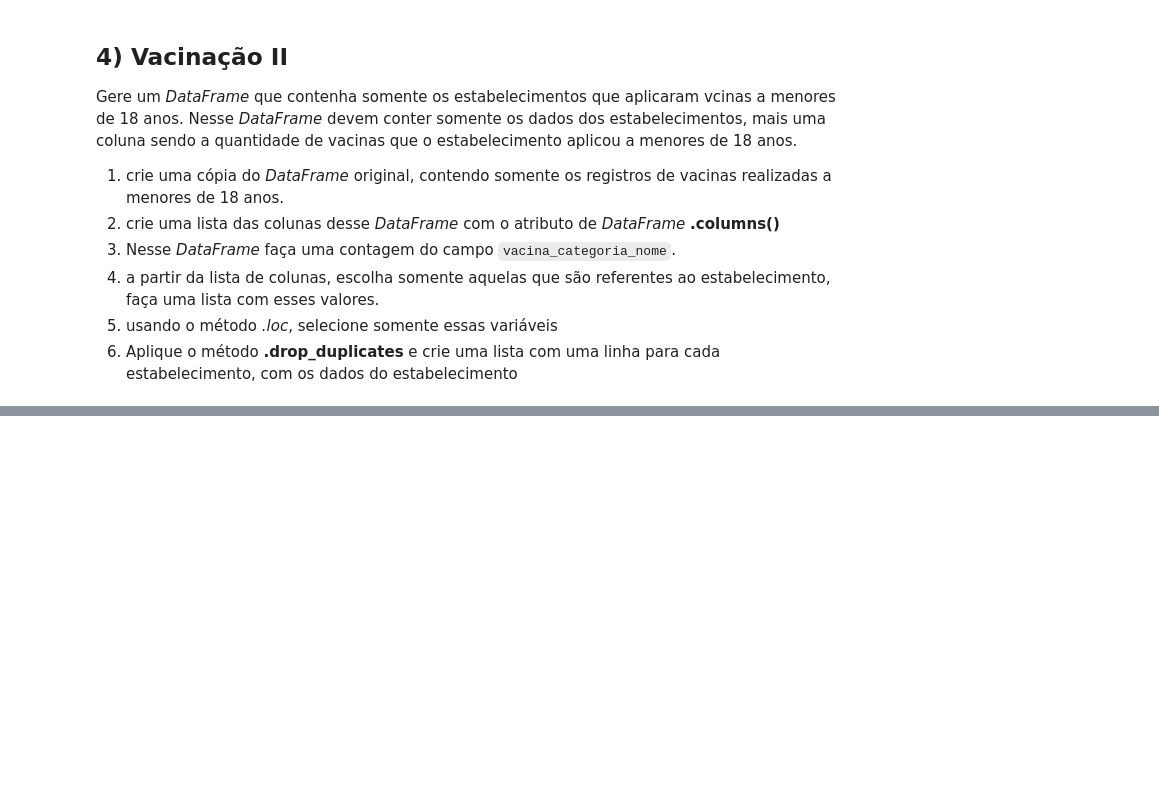
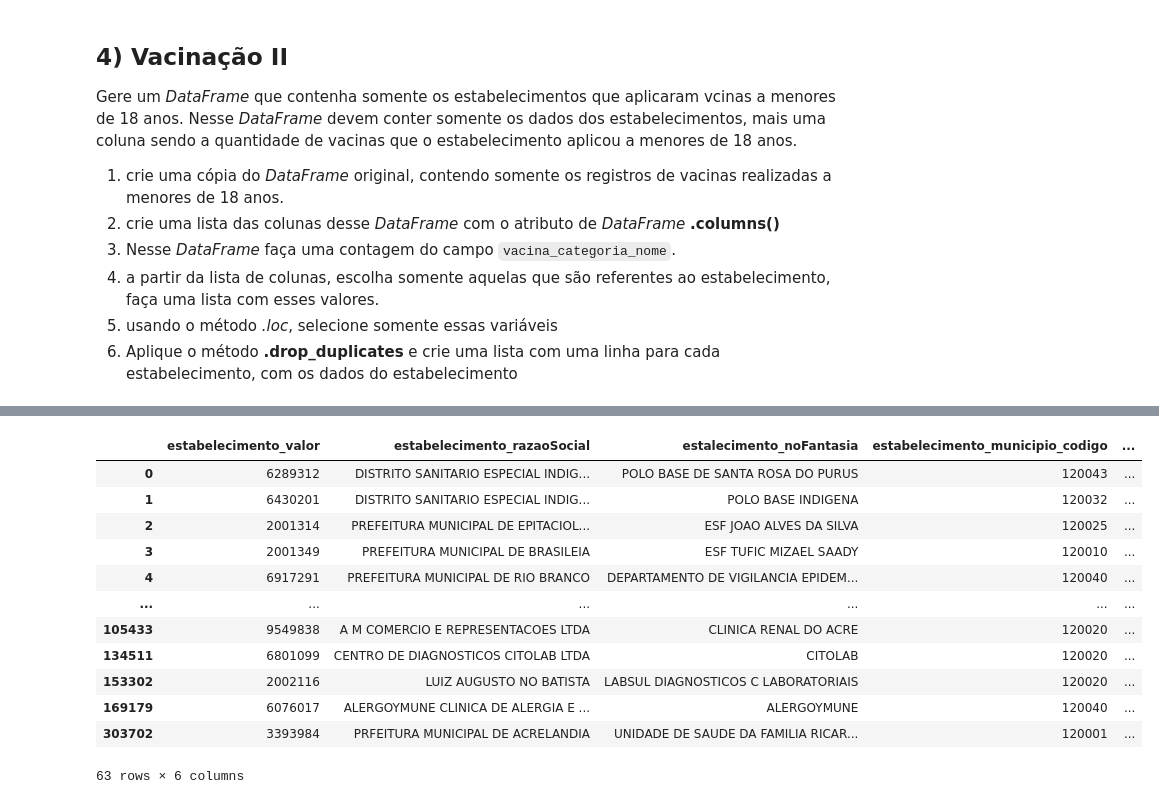
Before and after one commit to EnzoBentoMartins/Praticando_4, a Jupyter notebook: Mod04_Tarefa_aula_03_a_05_(base) (1).ipynb, the cells around one changed output, grey strips where cells are left out. Drawn from its saved outputs; the diff is of its cells as text; code cells hidden in the pictures; blank space fills up the shorter version.

```diff
--- a/Mod04_Tarefa_aula_03_a_05_(base) (1).ipynb
+++ b/Mod04_Tarefa_aula_03_a_05_(base) (1).ipynb
@@ -251,0 +342,18 @@ Gere um *DataFrame* que contenha somente os estabelecimentos que aplicaram vcina
+# %%
+estab = pd.DataFrame(select['estabelecimento_razaoSocial'].drop_duplicates())
+df_estab = select.iloc[estab.index]
+df_estab
+# %% [output]
+|  | estabelecimento_valor | estabelecimento_razaoSocial | estalecimento_noFantasia | estabelecimento_municipio_codigo | ... |
+| 0 | 6289312 | DISTRITO SANITARIO ESPECIAL INDIG... | POLO BASE DE SANTA ROSA DO PURUS | 120043 | ... |
+| 1 | 6430201 | DISTRITO SANITARIO ESPECIAL INDIG... | POLO BASE INDIGENA | 120032 | ... |
+| 2 | 2001314 | PREFEITURA MUNICIPAL DE EPITACIOL... | ESF JOAO ALVES DA SILVA | 120025 | ... |
+| 3 | 2001349 | PREFEITURA MUNICIPAL DE BRASILEIA | ESF TUFIC MIZAEL SAADY | 120010 | ... |
+| 4 | 6917291 | PREFEITURA MUNICIPAL DE RIO BRANCO | DEPARTAMENTO DE VIGILANCIA EPIDEM... | 120040 | ... |
+| ... | ... | ... | ... | ... | ... |
+| 105433 | 9549838 | A M COMERCIO E REPRESENTACOES LTDA | CLINICA RENAL DO ACRE | 120020 | ... |
+| 134511 | 6801099 | CENTRO DE DIAGNOSTICOS CITOLAB LTDA | CITOLAB | 120020 | ... |
+| 153302 | 2002116 | LUIZ AUGUSTO NO BATISTA | LABSUL DIAGNOSTICOS C LABORATORIAIS | 120020 | ... |
+| 169179 | 6076017 | ALERGOYMUNE CLINICA DE ALERGIA E ... | ALERGOYMUNE | 120040 | ... |
+| 303702 | 3393984 | PRFEITURA MUNICIPAL DE ACRELANDIA | UNIDADE DE SAUDE DA FAMILIA RICAR... | 120001 | ... |
+63 rows × 6 columns
```
Also changed, not shown: parts of 20 cells of this notebook.
